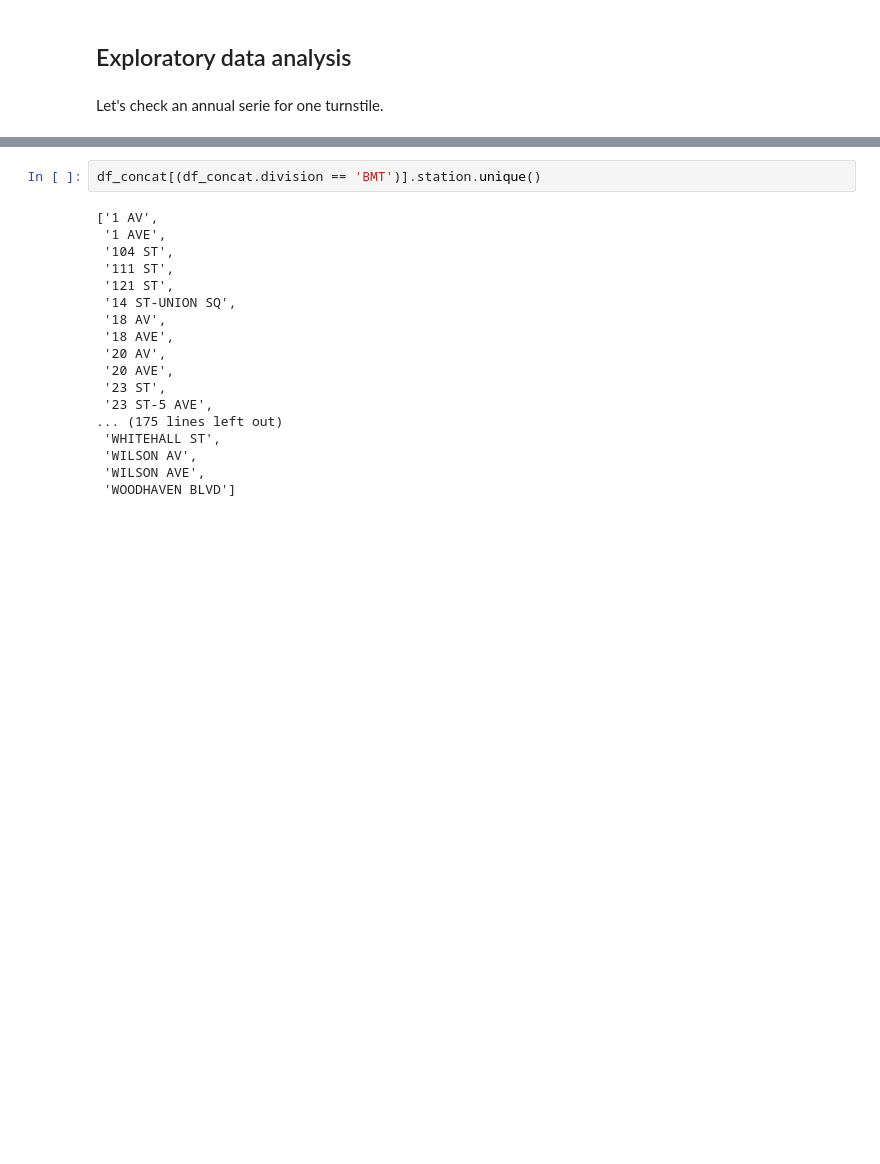
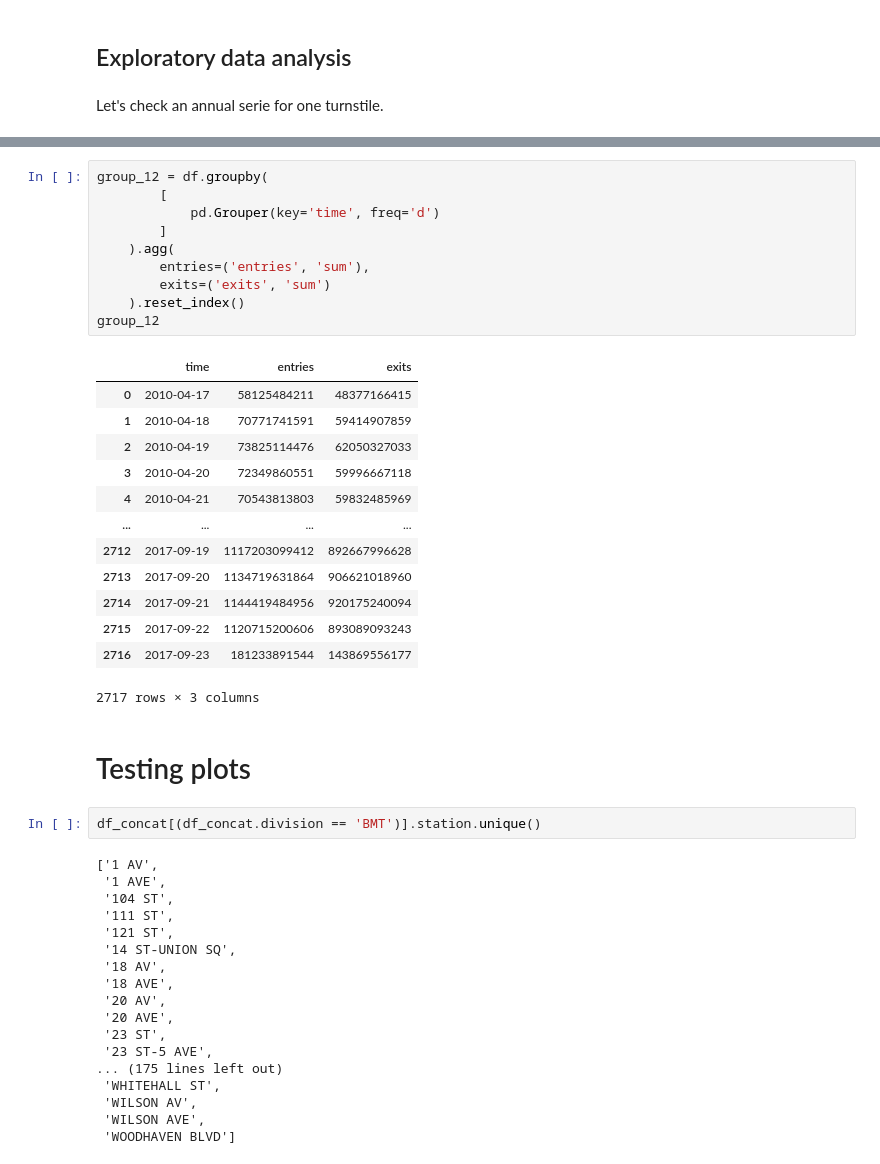
Before and after one commit to alvarodiegomaia/nyc-metro-challenge, a Jupyter notebook: main.ipynb, the cells around one changed output, grey strips where cells are left out. Drawn from its saved outputs; the diff is of its cells as text; blank space fills up the shorter version.

```diff
--- a/main.ipynb
+++ b/main.ipynb
@@ -569,3 +565,29 @@ Categories (6, object): ['BMT', 'IND', 'IRT', 'PTH', 'RIT', 'SRT']
+# %%
+group_12 = df.groupby(
+        [
+            pd.Grouper(key='time', freq='d')
+        ]
+    ).agg(
+        entries=('entries', 'sum'),
+        exits=('exits', 'sum')
+    ).reset_index()
+group_12
+# %% [output]
+|  | time | entries | exits |
+| 0 | 2010-04-17 | 58125484211 | 48377166415 |
+| 1 | 2010-04-18 | 70771741591 | 59414907859 |
+| 2 | 2010-04-19 | 73825114476 | 62050327033 |
+| 3 | 2010-04-20 | 72349860551 | 59996667118 |
+| 4 | 2010-04-21 | 70543813803 | 59832485969 |
+| ... | ... | ... | ... |
+| 2712 | 2017-09-19 | 1117203099412 | 892667996628 |
+| 2713 | 2017-09-20 | 1134719631864 | 906621018960 |
+| 2714 | 2017-09-21 | 1144419484956 | 920175240094 |
+| 2715 | 2017-09-22 | 1120715200606 | 893089093243 |
+| 2716 | 2017-09-23 | 181233891544 | 143869556177 |
+2717 rows × 3 columns
+# %% [markdown]
+# Testing plots
 # %%
 df_concat[(df_concat.division == 'BMT')].station.unique()
 # %% [output]
```
Also changed, not shown: parts of 16 cells of this notebook.
